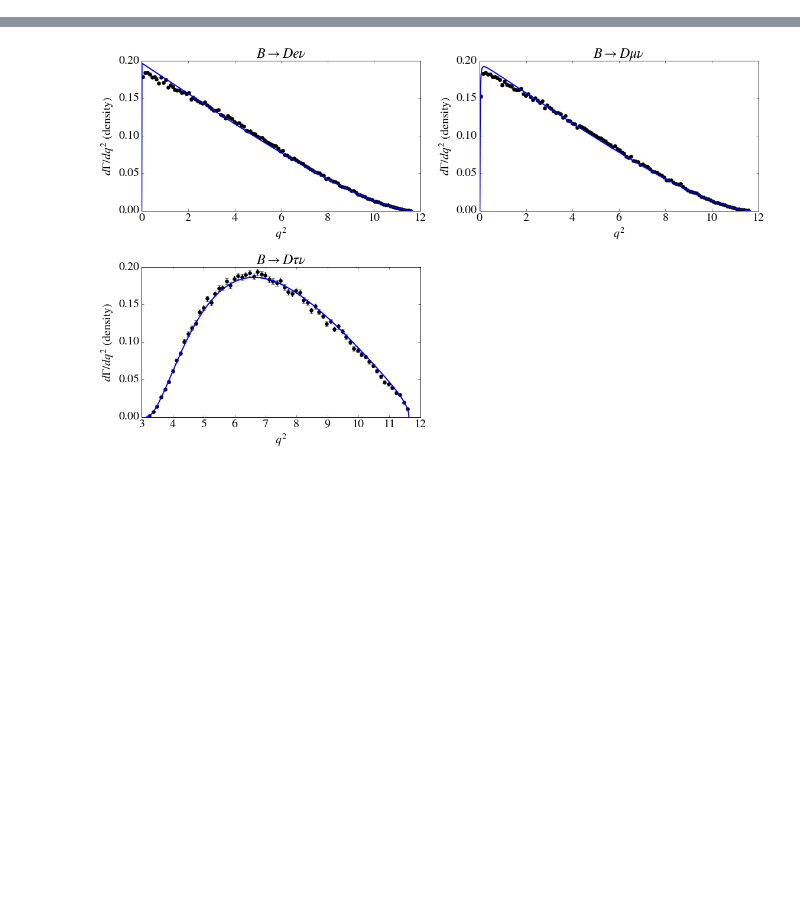
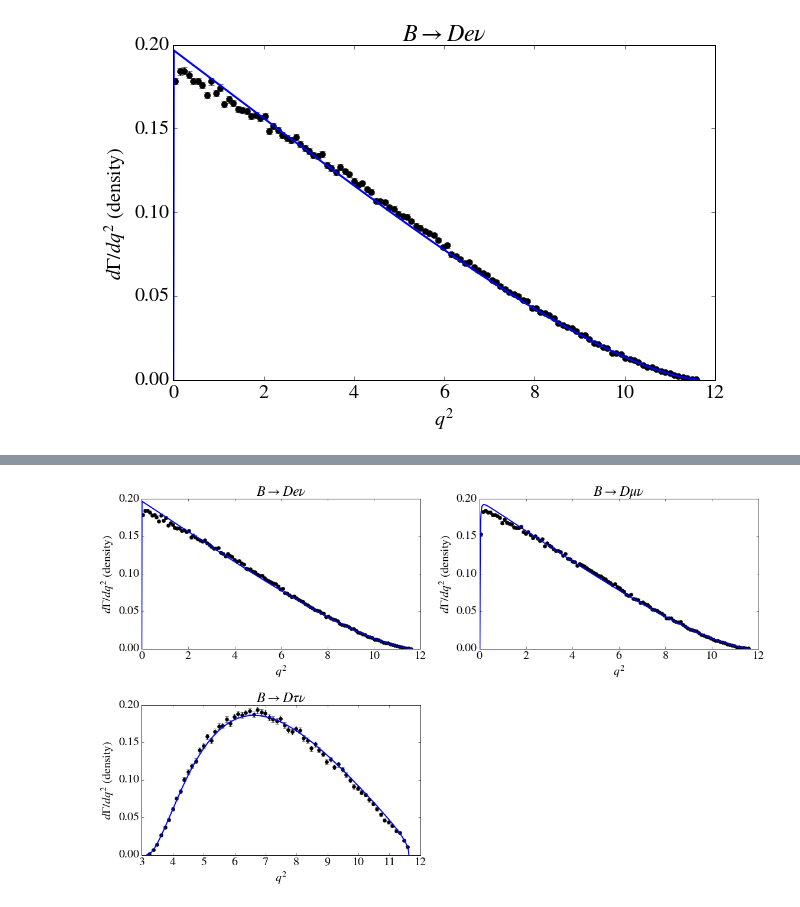
Before and after one commit to jkim-/bdtaunu_reweighting, a Jupyter notebook: ff_reweight/plots/ff_models.ipynb, the cells around one changed output, grey strips where cells are left out. Cells and saved outputs as stored; diff of their text form; code cells hidden in the pictures; blank space fills up the shorter version.

Commit message:
Added save pdf functionality.

```diff
--- a/ff_reweight/plots/ff_models.ipynb
+++ b/ff_reweight/plots/ff_models.ipynb
@@ -4,6 +4,8 @@
 import numpy as np
 import matplotlib.pyplot as plt
 import matplotlib as mpl
+# %%
+save_pdf = True
 # %%
 def plot_ff(ax, mc_fname, ff_fname, lw=2,
             title=None, xlabel=None, ylabel='density',
@@ -26,3 +28,12 @@ def plot_ff(ax, mc_fname, ff_fname, lw=2,
     if ylabel: ax.set_ylabel(ylabel)
 
 mpl.rcParams.update({'font.size': 20});
+# %%
+fig = plt.figure(figsize=(6*1.618,6))
+ax = fig.add_subplot(1,1,1)
+plot_ff(ax, 'BDe.csv', 'BDenu_ISGW2.csv',
+        title=r'$B\rightarrow D e \nu$', xlabel=r'$q^2$', ylabel=r'$d\Gamma/dq^2$ (density)')
+
+if save_pdf: fig.savefig('BDenu_ff_sim.pdf')
+# %% [output]
+[figure, added]
```
Also changed, not shown: parts of 7 cells of this notebook, 2 other files.
